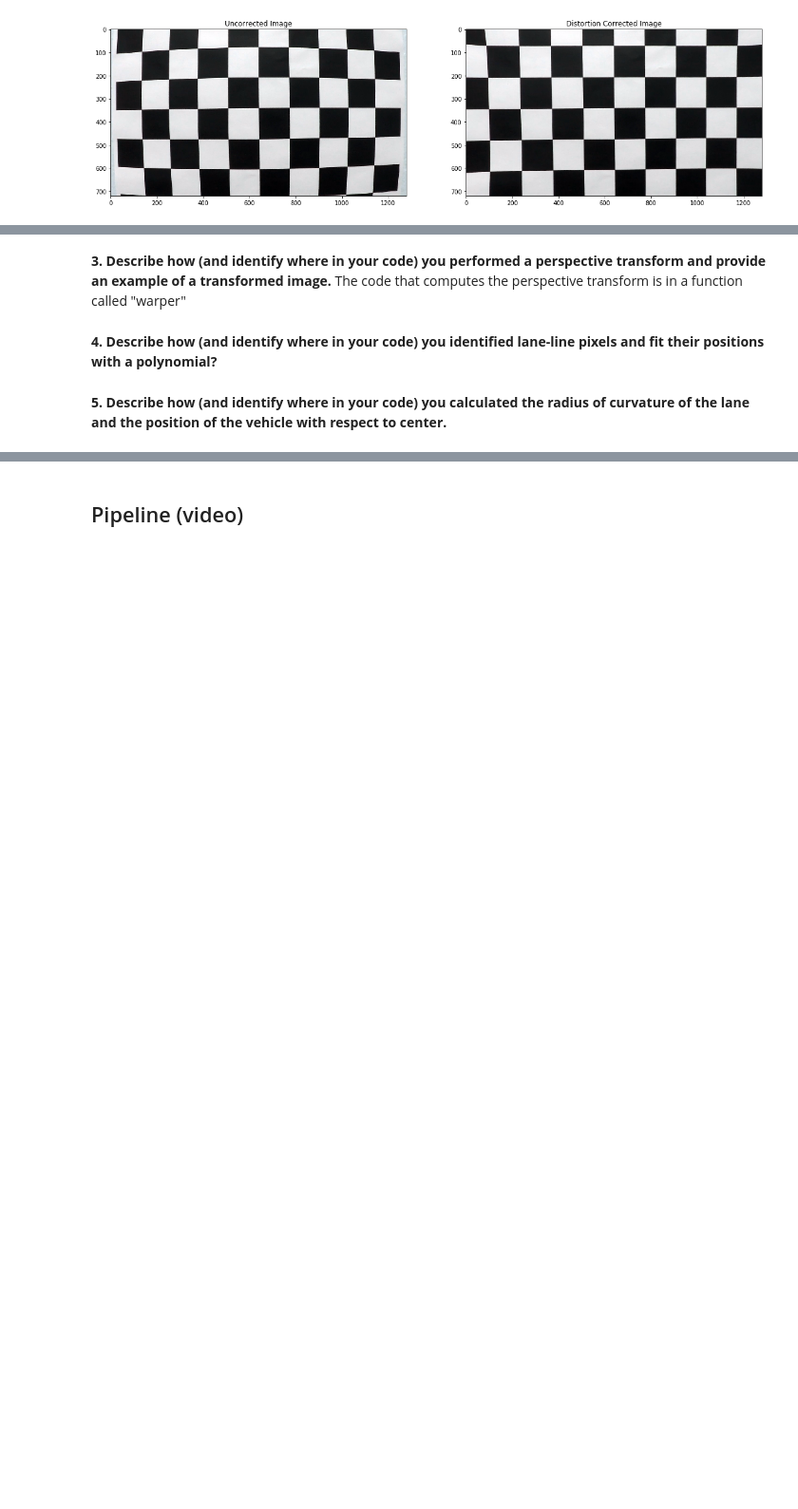
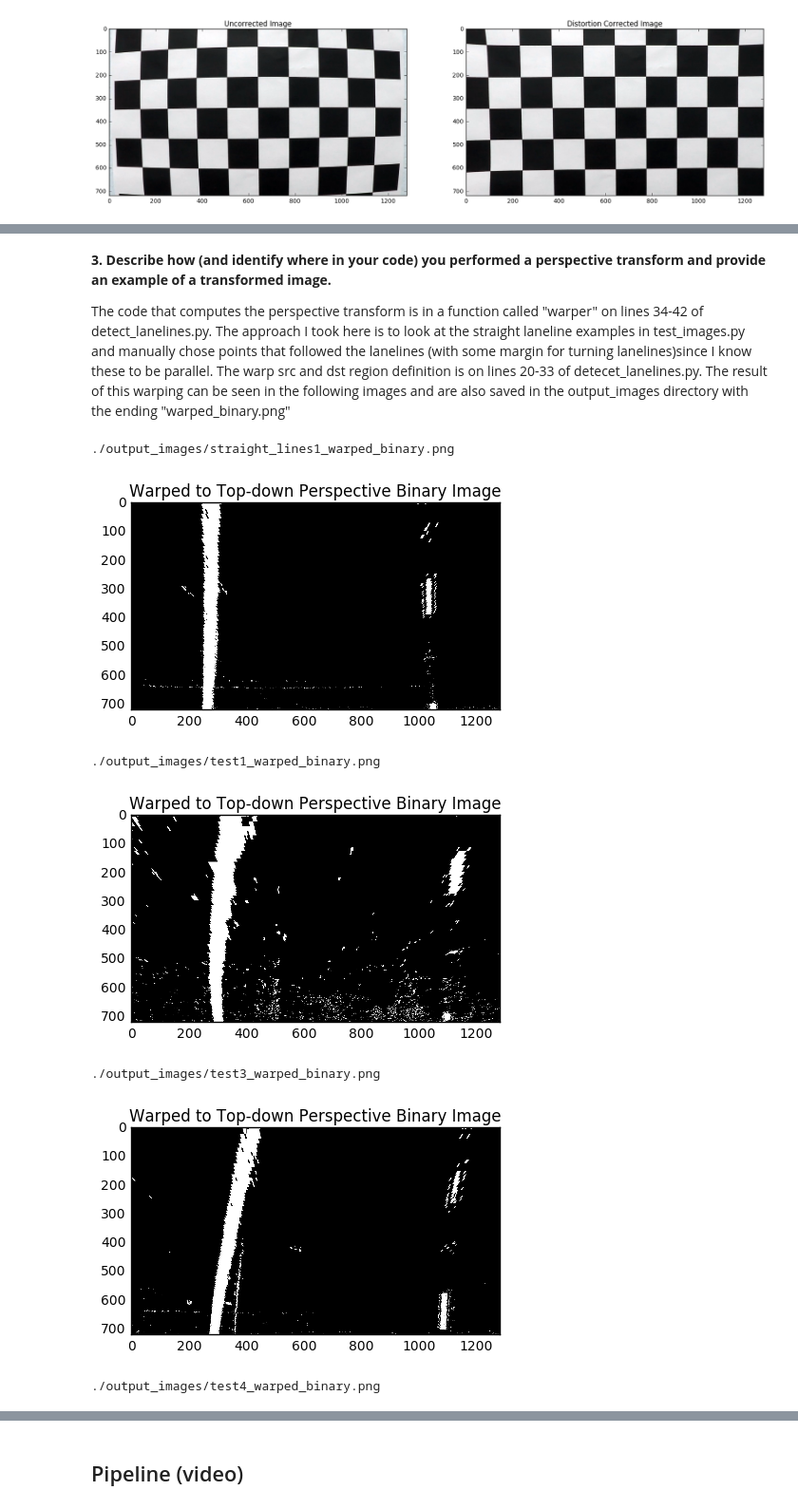
Before and after one commit to myles-i/CarND-Advanced_Laneline-Detection, a Jupyter notebook: README.ipynb, the cells around one changed output, grey strips where cells are left out. Shown at 95% size. Cells and saved outputs as stored; diff of their text form; code cells hidden in the pictures; blank space fills up the shorter version.

```diff
--- a/README.ipynb
+++ b/README.ipynb
@@ -62,7 +90,32 @@ plt.show(block = False)
 # %% [markdown]
 **3. Describe how (and identify where in your code) you performed a perspective transform and provide an example of a transformed image.**
-The code that computes the perspective transform is in a function called "warper"
+
+The code that computes the perspective transform is in a function called "warper" on lines 34-42 of detect_lanelines.py. The approach I took here is to look at the straight laneline examples in test_images.py and manually chose points that followed the lanelines (with some margin for turning lanelines)since I know these to be parallel. The warp src and dst region definition is on lines 20-33 of detecet_lanelines.py. The result of this warping can be seen in the following images and are also saved in the output_images directory with the ending "warped_binary.png"
-# %% [markdown]
-**4. Describe how (and identify where in your code) you identified lane-line pixels and fit their positions with a polynomial?**
-# %% [markdown]
-**5. Describe how (and identify where in your code) you calculated the radius of curvature of the lane and the position of the vehicle with respect to center.**
+# %%
+exec(open("./detect_lanelines.py").read())
+def plot_warped(name):
+    img = cv2.imread(name)
+    distortion_correct_img, binary_img, warped_binary_img = preprocess(img)
+    output_name = "./output_images/" + name[14:-4] + '_warped_binary.png'
+    print(output_name)
+    cv2.imwrite(output_name,warped_binary_img)
+    plt.figure(figsize = (5,5))
+    plt.imshow(warped_binary_img, cmap='gray')
+    plt.title('Warped to Top-down Perspective Binary Image')
+    plt.show(block = False)
+name = "./test_images/straight_lines1.jpg"
+plot_warped(name)
+name = "./test_images/test1.jpg"
+plot_warped(name)
+name = "./test_images/test3.jpg"
+plot_warped(name)
+name = "./test_images/test4.jpg"
+plot_warped(name)
+# %% [output]
+./output_images/straight_lines1_warped_binary.png
+[figure, added]
+./output_images/test1_warped_binary.png
+[figure, added]
+./output_images/test3_warped_binary.png
+[figure, added]
+./output_images/test4_warped_binary.png
```
Also changed, not shown: parts of 14 cells of this notebook, 20 other files.
